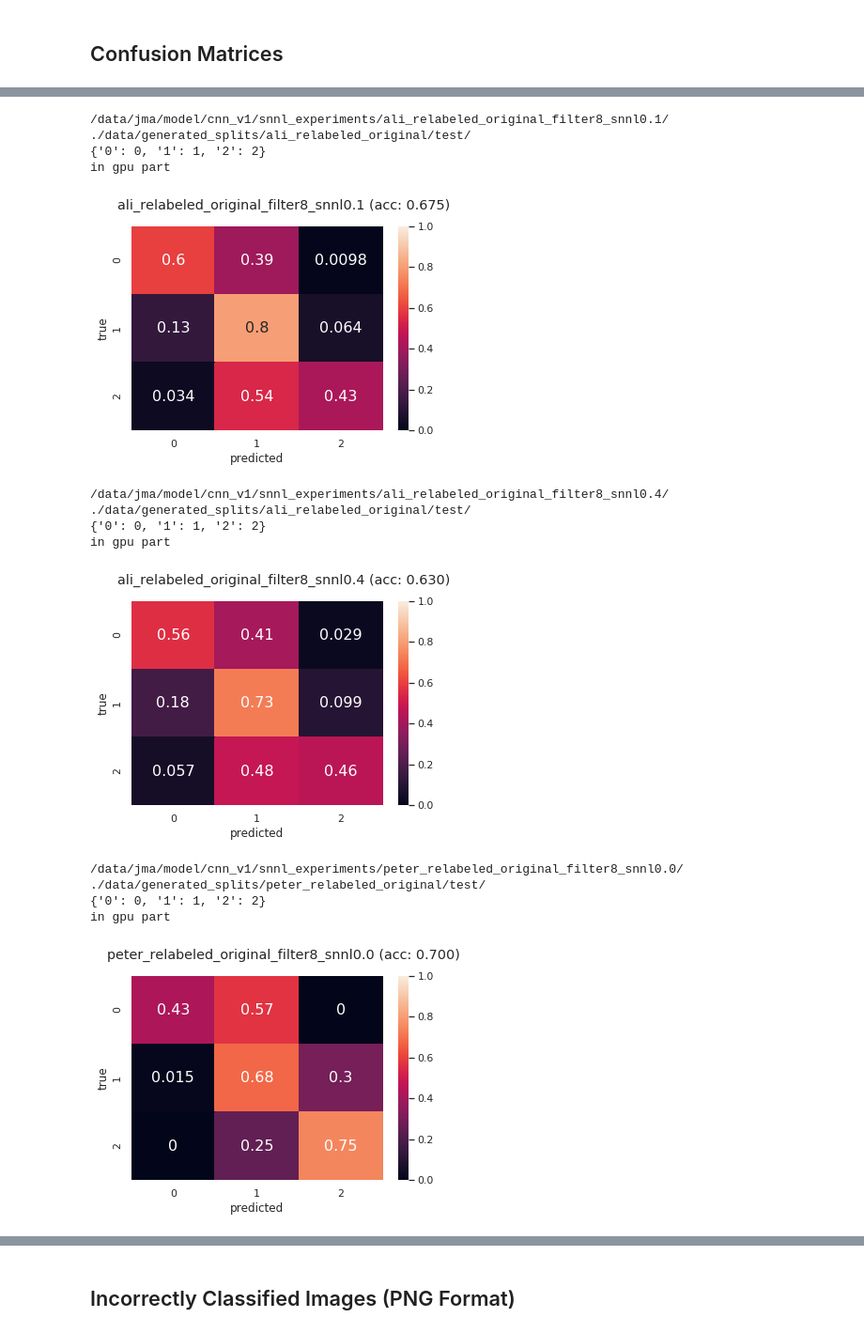
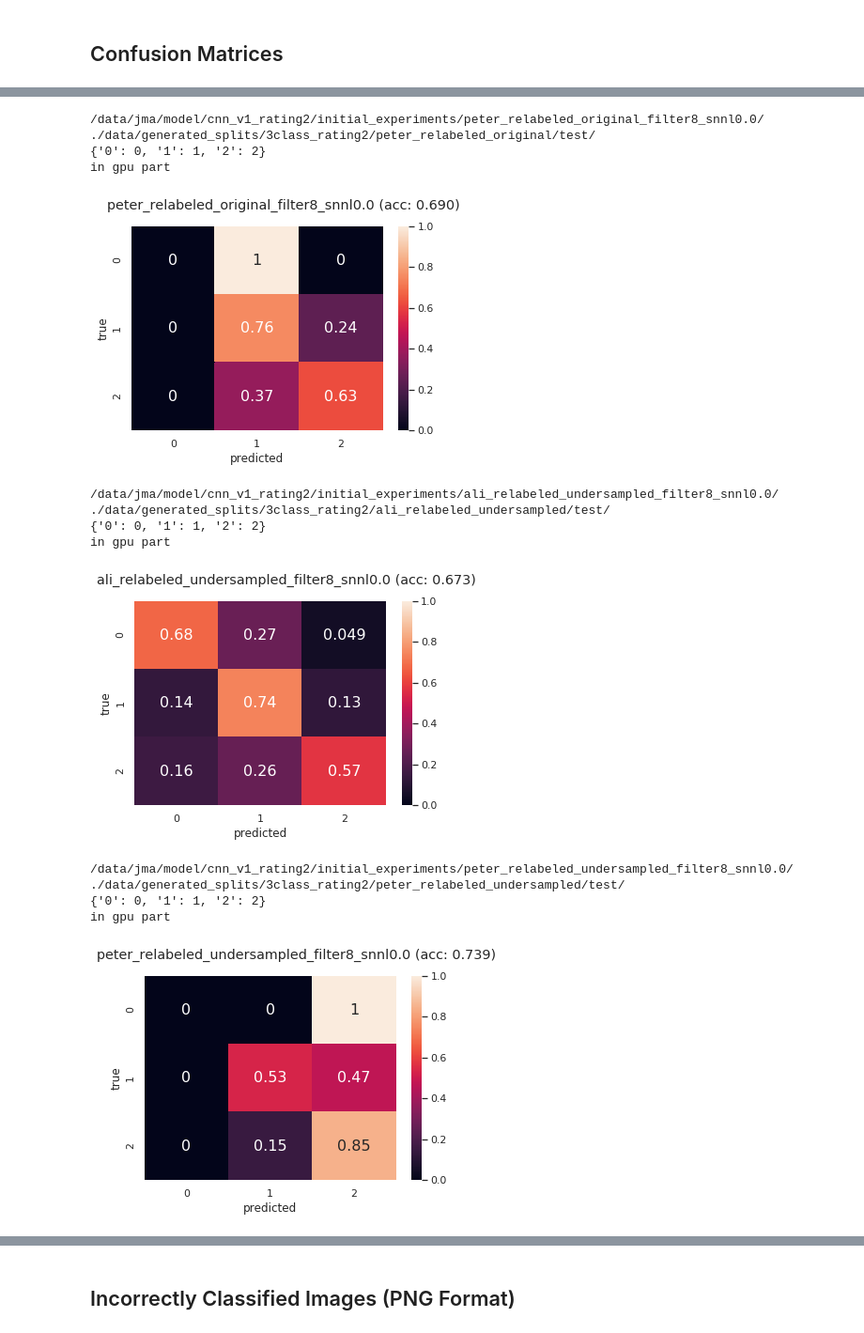
Before and after one commit to 18jeffreyma/motion-artifact, a Jupyter notebook: convnet_mri_baseline_master_nb.ipynb, the cells around one changed output, grey strips where cells are left out. Shown: that part at 94% size. Cells and saved outputs as stored; diff of their text form; code cells hidden in the pictures.

```diff
--- a/convnet_mri_baseline_master_nb.ipynb
+++ b/convnet_mri_baseline_master_nb.ipynb
@@ -130,7 +130,7 @@ def convnet_model_fn(features, labels, mode, conv_kernels=[10,7,3], num_channels
 
         # First layer SNNL
         loss_op = (1.0 - snnl_weight) * loss_op + snnl_weight * SNNLCrossEntropy.optimized_temp_SNNL(
-            model_arch.flatten(filtered_images[0]), labels, 20.0, False)
+            model_arch.flatten(filtered_images[1]), labels, 20.0, False)
 
         # last layer SNNL
 #         loss_op = (1.0 - snnl_weight) * loss_op + snnl_weight * SNNLCrossEntropy.optimized_temp_SNNL(
@@ -240,7 +240,7 @@ convnet_checkpoint_path_base = "/data/jma/model/cnn_v1_first/snnl_experiments/"
 
 kernel_sizes = [[10, 7, 3]]
 filter_sizes = [8]
-snnl_weights = [0.0, 0.1, 0.4]
+snnl_weights = [0.0, 0.1, 0.2, 0.4]
 
 # data_root = "./data/data_relabeled_png_synthetic/"
 
@@ -254,8 +254,9 @@ snnl_weights = [0.0, 0.1, 0.4]
 
 dataset_root = "./data/generated_splits/3class/"
 
-sets = ["ali_relabeled_original", "peter_relabeled_original", "ali_relabeled_undersampled", "peter_relabeled_undersampled"]
+# sets = ["ali_relabeled_original", "peter_relabeled_original", "ali_relabeled_undersampled", "peter_relabeled_undersampled"]
 
+sets = ["ali_relabeled_original", "ali_relabeled_undersampled"]
 
 for dt_set in sets:
     for filter_size in filter_sizes:
@@ -426,6 +427,7 @@ import seaborn as sns
 import pandas as pd
 import matplotlib.pyplot as plt
 
+tf.logging.set_verbosity(tf.logging.ERROR)
 
 tf.summary.FileWriterCache.clear()
 b_size = 32
@@ -433,7 +435,7 @@ b_size = 32
 
 random_seed = 777
 
-convnet_checkpoint_path_base = "/data/jma/model/cnn_v1/snnl_experiments/"
+convnet_checkpoint_path_base = "/data/jma/model/cnn_v1_rating2/initial_experiments/"
 
 
 # kernel_sizes = [7, 9, 10, 11, 13]
@@ -442,7 +444,7 @@ convnet_checkpoint_path_base = "/data/jma/model/cnn_v1/snnl_experiments/"
 
 kernel_sizes = [[10, 7, 3]]
 filter_sizes = [8]
-snnl_weights = [0.0, 0.1, 0.4]
+snnl_weights = [0.0]
 
 # data_root = "./data/data_relabeled_png_synthetic/"
 
@@ -453,10 +455,7 @@ snnl_weights = [0.0, 0.1, 0.4]
 # eval_input_fn = lambda : load_data_util.load(data_root, eval_paths, training=False, augment=False, batch_size=32, shuffle=False)
 # test_input_fn = lambda : load_data_util.load(data_root, test_paths, training=False, augment=False, shuffle=False)
 
-
-
-
-dataset_root = "./data/generated_splits/"
+dataset_root = "./data/generated_splits/3class_rating2/"
 
 sets = ["ali_relabeled_original", "peter_relabeled_original", "ali_relabeled_undersampled", "peter_relabeled_undersampled"]
 
@@ -466,6 +465,7 @@ for dt_set in sets:
         for kernel_size in kernel_sizes:
 
             for snnl_weight in snnl_weights:
+
 
 
                 eval_root = dataset_root + dt_set + "/test/"
@@ -522,15 +522,15 @@ in gpu part
-/data/jma/model/cnn_v1/snnl_experiments/ali_relabeled_original_filter8_snnl0.1/
-./data/generated_splits/ali_relabeled_original/test/
+/data/jma/model/cnn_v1_rating2/initial_experiments/peter_relabeled_original_filter8_snnl0.0/
+./data/generated_splits/3class_rating2/peter_relabeled_original/test/
 {'0': 0, '1': 1, '2': 2}
 in gpu part
-[figure, old version]
+[figure, new version]
-/data/jma/model/cnn_v1/snnl_experiments/ali_relabeled_original_filter8_snnl0.4/
-./data/generated_splits/ali_relabeled_original/test/
+/data/jma/model/cnn_v1_rating2/initial_experiments/ali_relabeled_undersampled_filter8_snnl0.0/
+./data/generated_splits/3class_rating2/ali_relabeled_undersampled/test/
 {'0': 0, '1': 1, '2': 2}
 in gpu part
-[figure, old version]
+[figure, new version]
-/data/jma/model/cnn_v1/snnl_experiments/peter_relabeled_original_filter8_snnl0.0/
-./data/generated_splits/peter_relabeled_original/test/
+/data/jma/model/cnn_v1_rating2/initial_experiments/peter_relabeled_undersampled_filter8_snnl0.0/
+./data/generated_splits/3class_rating2/peter_relabeled_undersampled/test/
 {'0': 0, '1': 1, '2': 2}
 in gpu part
-[figure, old version]
+[figure, new version]
```
Also changed, not shown: parts of 2 cells of this notebook, 1 other file.
